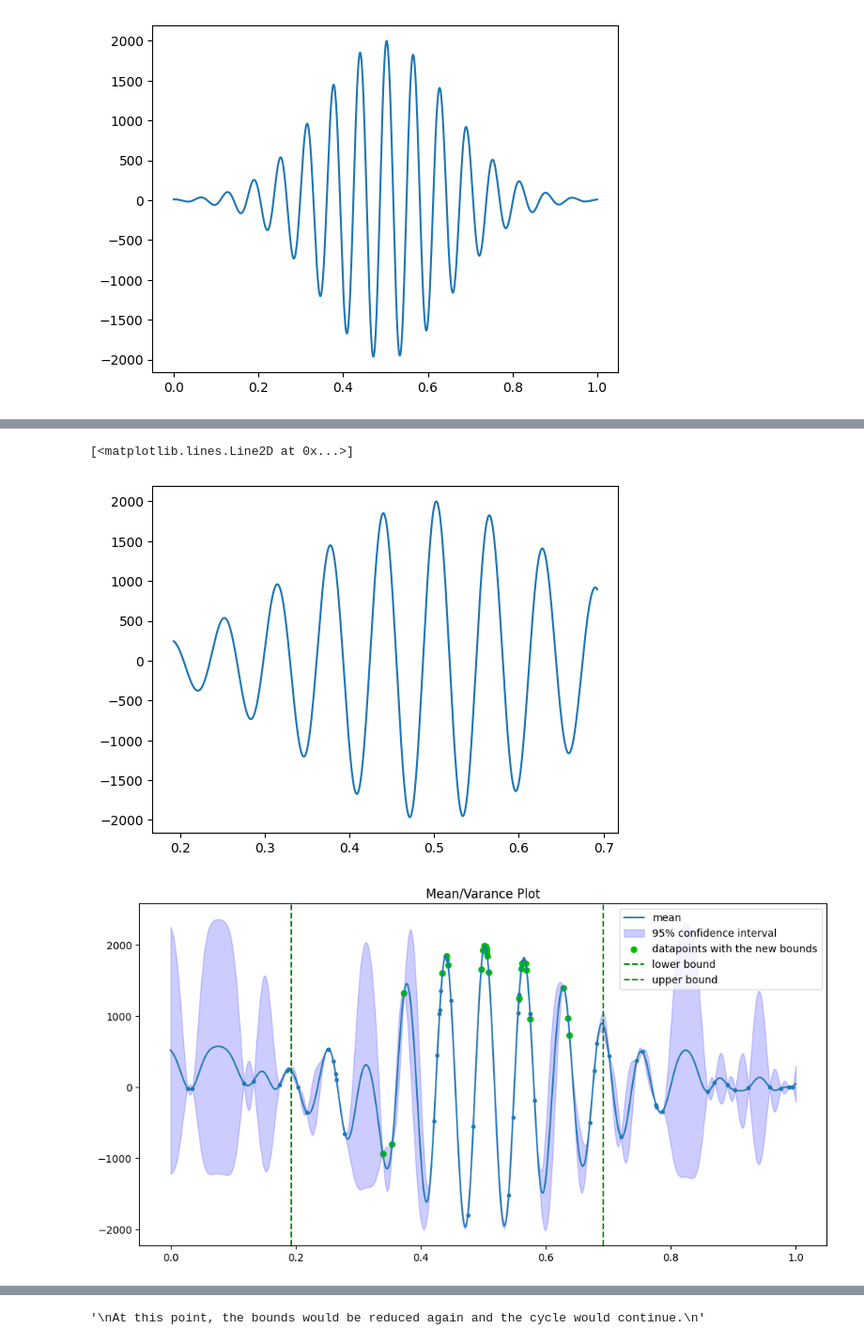
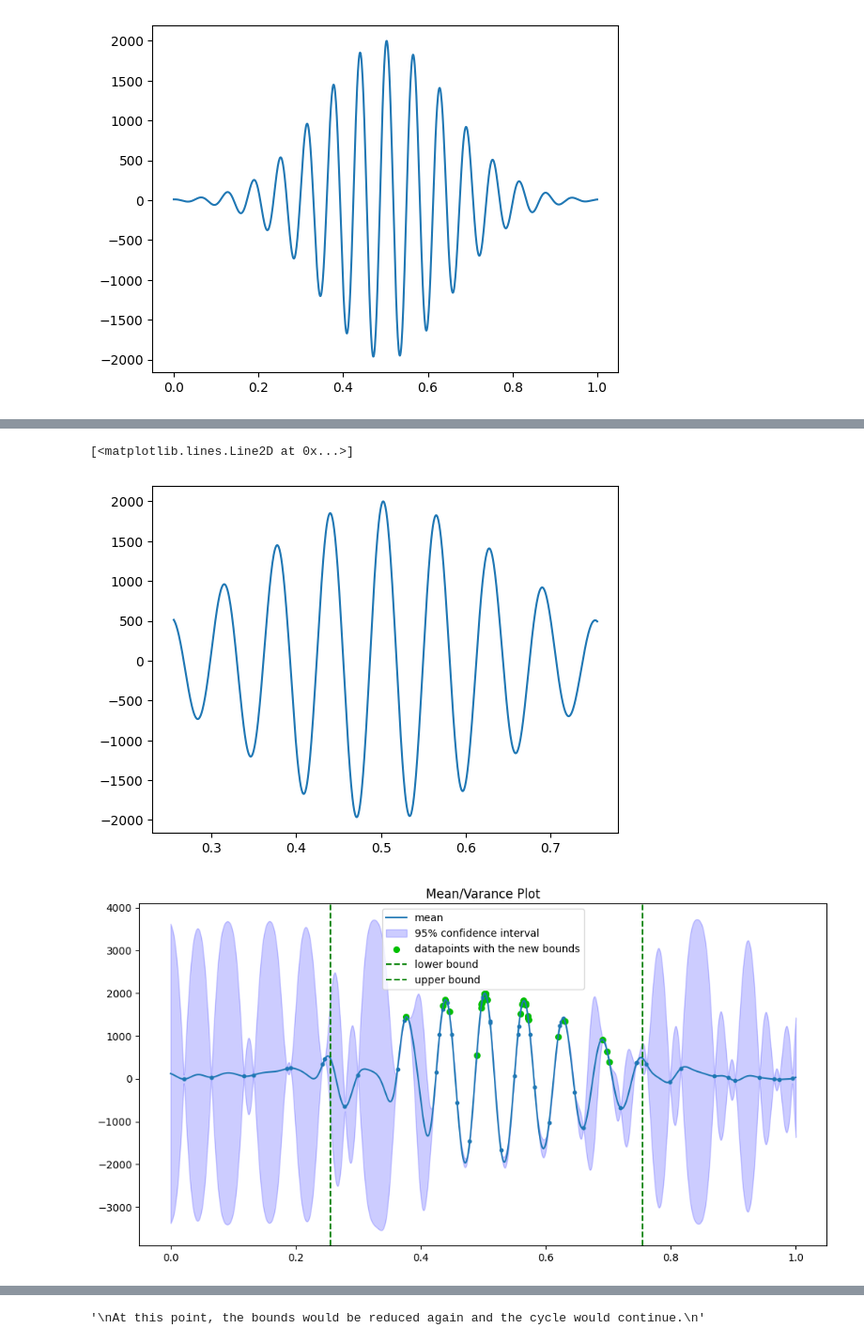
Before and after one commit to Jor-Lee/Bayesian, a Jupyter notebook: Examples/Bounds_reduction_example.ipynb, the cells around one changed output, grey strips where cells are left out. Shown at 94% size. Saved outputs shown, nothing was run; the diff lists cells and outputs as text; code cells hidden in the pictures.

```diff
--- a/Examples/Bounds_reduction_example.ipynb
+++ b/Examples/Bounds_reduction_example.ipynb
@@ -30,7 +30,7 @@ plt.plot(X, ObjectiveFunction(X))
 Configure the optimiser.
 """
 Kernel = BOPackage.RBF_Kernel
-length_scale = 0.25
+length_scale = 0.05
 
 AcquisitionFunction = BOPackage.UpperConfidenceBound
 max_kappa = 2
@@ -108,7 +108,7 @@ X = np.linspace(bo.bounds[0,0], bo.bounds[0,1], 1001, endpoint=True)
 plt.plot(X, ObjectiveFunction(X))
 # %% [output]
 [<matplotlib.lines.Line2D at 0x...>]
-[figure, old version]
+[figure, new version]
 # %%
 """
 We repeat the process for another 11 iterations, again each with a batch size of four.
@@ -121,35 +121,35 @@ upper_bound_1 = bo.bounds[0,1]
 while bo.bounds_reduction_counter == 1:
     raw_X = bo.GetNextXBatch(batch_size=4, min_kappa=min_kappa, max_kappa=max_kappa)
     raw_y = ObjectiveFunction(raw_X)
     bo.UpdateData(raw_X, raw_y)
 
 bounds_1_len = len(bo.X_data)
 
 plt.figure(figsize=(12, 6))
 
 sample_points = np.linspace(0, 1, 1000, endpoint=True).reshape(1000,1)
 
-mean, variance = bo.PredictMeanVariance(sample_points)
+mean, variance = bo.PredictMeanVariance(sample_points, normalised=False)
 
 plt.plot(sample_points, mean, label='mean')
 plt.fill_between(sample_points[:,0], mean[:,0] - 1.96 * np.sqrt(variance[:,0]), mean[:,0] + 1.96 * np.sqrt(variance[:,0]), color = 'blue', alpha=0.2, label = '95% confidence interval')
 
 plt.scatter(bo.X_data, bo.y_data, s=10)
 
 plt.scatter(bo.X_data[bounds_0_len:], bo.y_data[bounds_0_len:], s=30, color=[(0, 0.75 ,0)], label=f'datapoints with the new bounds')
 
 plt.axvline(x=lower_bound_1, color=(0, 0.5 ,0), linestyle='--', label='lower bound')
 plt.axvline(x=upper_bound_1, color=(0, 0.5 ,0), linestyle='--', label='upper bound')
 
 
 plt.title("Mean/Varance Plot")
 
 plt.legend()
 
 # Display the plot
 plt.show()
 # %% [output]
-[figure, old version]
+[figure, new version]
 # %%
 """
 Looking at our results, we see that we next meet the criteria for reducing the bounds after iteration 20:
```
Also changed, not shown: parts of 7 cells of this notebook, 4 other files.
